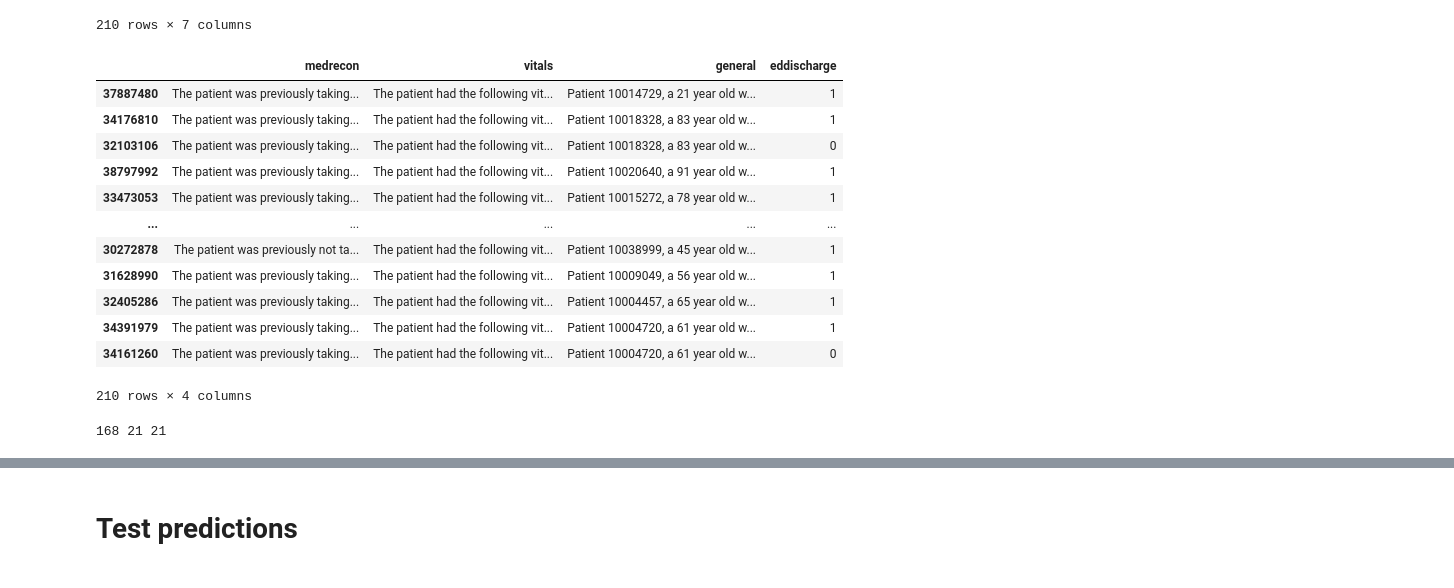
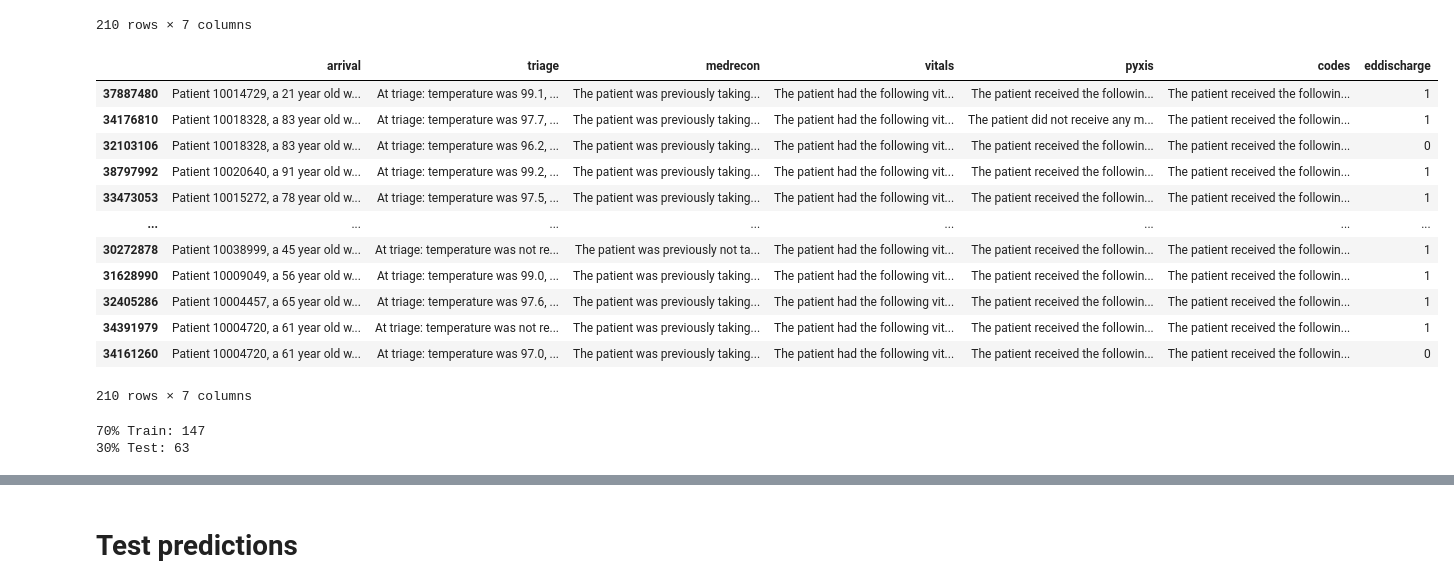
Before and after one commit to Simonlee711/MEME, a Jupyter notebook: finetune.ipynb, the cells around one changed output, grey strips where cells are left out. Cells and saved outputs as stored; diff of their text form; code cells hidden in the pictures.

```diff
--- a/finetune.ipynb
+++ b/finetune.ipynb
@@ -134,37 +85,3 @@ df = pd.DataFrame(list(json_content.items()), columns = ['ID', 'ad_headline'])
-# %%
-# add codes
-
-bucket_name = 'chianglab-dataderivatives'
-file_path = "mimic-iv-clinical-database-demo-2.2/codes_text.json"
-
-
-content_object = s3.Object(bucket_name, file_path)
-file_content = content_object.get()['Body'].read().decode('utf-8')
-json_content = json.loads(file_content)
-df['codes_headline'] = df['ID'].map(json_content)
-
-# add meds
-bucket_name = 'chianglab-dataderivatives'
-file_path = "mimic-iv-clinical-database-demo-2.2/meds_text.json"
-
-content_object = s3.Object(bucket_name, file_path)
-file_content = content_object.get()['Body'].read().decode('utf-8')
-json_content = json.loads(file_content)
-df['meds_headline'] = df['ID'].map(json_content)
-
-# add labs
-bucket_name = 'chianglab-dataderivatives'
-file_path = "mimic-iv-clinical-database-demo-2.2/labs_text.json"
-
-content_object = s3.Object(bucket_name, file_path)
-file_content = content_object.get()['Body'].read().decode('utf-8')
-json_content = json.loads(file_content)
-# need to change float IDs to int but then back to a string to map
-res = dict()
-for key in json_content:
-    res[str(int(float(key)))] = json_content[key]
-
-df['labs_headline'] = df['ID'].map(res)
 # %% [markdown]
 ### Data we will be working with
 # %%
@@ -213,26 +131,21 @@ df
 | 34161260 | Patient 10004720, a 61 year old w... | 0 | At triage: temperature was 97.0, ... | The patient was previously taking... | The patient had the following vit... | The patient received the followin... | The patient received the followin... |
 210 rows × 7 columns
 # %%
-df['general'] = df['arrival'] + df['triage'] + df['codes'] + df['pyxis']
-df = df.drop('arrival',axis=1)
-df = df.drop('triage',axis=1)
-df = df.drop('codes',axis=1)
-df = df.drop('pyxis',axis=1)
 df = df[[col for col in df.columns if col != 'eddischarge'] + ['eddischarge']] # rearrange column to the end
 df
 # %% [output]
-|  | medrecon | vitals | general | eddischarge |
-| 37887480 | The patient was previously taking... | The patient had the following vit... | Patient 10014729, a 21 year old w... | 1 |
-| 34176810 | The patient was previously taking... | The patient had the following vit... | Patient 10018328, a 83 year old w... | 1 |
-| 32103106 | The patient was previously taking... | The patient had the following vit... | Patient 10018328, a 83 year old w... | 0 |
-| 38797992 | The patient was previously taking... | The patient had the following vit... | Patient 10020640, a 91 year old w... | 1 |
-| 33473053 | The patient was previously taking... | The patient had the following vit... | Patient 10015272, a 78 year old w... | 1 |
-| ... | ... | ... | ... | ... |
-| 30272878 | The patient was previously not ta... | The patient had the following vit... | Patient 10038999, a 45 year old w... | 1 |
-| 31628990 | The patient was previously taking... | The patient had the following vit... | Patient 10009049, a 56 year old w... | 1 |
-| 32405286 | The patient was previously taking... | The patient had the following vit... | Patient 10004457, a 65 year old w... | 1 |
-| 34391979 | The patient was previously taking... | The patient had the following vit... | Patient 10004720, a 61 year old w... | 1 |
-| 34161260 | The patient was previously taking... | The patient had the following vit... | Patient 10004720, a 61 year old w... | 0 |
+|  | arrival | triage | medrecon | vitals | pyxis | codes | eddischarge |
+| 37887480 | Patient 10014729, a 21 year old w... | At triage: temperature was 99.1, ... | The patient was previously taking... | The patient had the following vit... | The patient received the followin... | The patient received the followin... | 1 |
+| 34176810 | Patient 10018328, a 83 year old w... | At triage: temperature was 97.7, ... | The patient was previously taking... | The patient had the following vit... | The patient did not receive any m... | The patient received the followin... | 1 |
+| 32103106 | Patient 10018328, a 83 year old w... | At triage: temperature was 96.2, ... | The patient was previously taking... | The patient had the following vit... | The patient received the followin... | The patient received the followin... | 0 |
+| 38797992 | Patient 10020640, a 91 year old w... | At triage: temperature was 99.2, ... | The patient was previously taking... | The patient had the following vit... | The patient received the followin... | The patient received the followin... | 1 |
+| 33473053 | Patient 10015272, a 78 year old w... | At triage: temperature was 97.5, ... | The patient was previously taking... | The patient had the following vit... | The patient received the followin... | The patient received the followin... | 1 |
+| ... | ... | ... | ... | ... | ... | ... | ... |
+| 30272878 | Patient 10038999, a 45 year old w... | At triage: temperature was not re... | The patient was previously not ta... | The patient had the following vit... | The patient received the followin... | The patient received the followin... | 1 |
+| 31628990 | Patient 10009049, a 56 year old w... | At triage: temperature was 99.0, ... | The patient was previously taking... | The patient had the following vit... | The patient received the followin... | The patient received the followin... | 1 |
+| 32405286 | Patient 10004457, a 65 year old w... | At triage: temperature was 97.6, ... | The patient was previously taking... | The patient had the following vit... | The patient received the followin... | The patient received the followin... | 1 |
+| 34391979 | Patient 10004720, a 61 year old w... | At triage: temperature was not re... | The patient was previously taking... | The patient had the following vit... | The patient received the followin... | The patient received the followin... | 1 |
+| 34161260 | Patient 10004720, a 61 year old w... | At triage: temperature was 97.0, ... | The patient was previously taking... | The patient had the following vit... | The patient received the followin... | The patient received the followin... | 0 |
-210 rows × 4 columns
+210 rows × 7 columns
 # %%
 # split dataframe here
@@ -251,7 +164,8 @@ def train_validate_test_split(df, train_percent=.8, validate_percent=.1, seed=No
     test = test.set_index('index')
     return train, validate, test
 # %%
-train, validate, test = train_validate_test_split(df)
-print(len(train), len(validate), len(test))
+t, val, t2 = train_validate_test_split(df, seed=7)
+print("70% Train:",len(t), "\n30% Test:",len(val+t2))
 # %% [output]
-168 21 21
+70% Train: 147
+30% Test: 63
```
Also changed, not shown: parts of 34 cells of this notebook, 1 other file.
